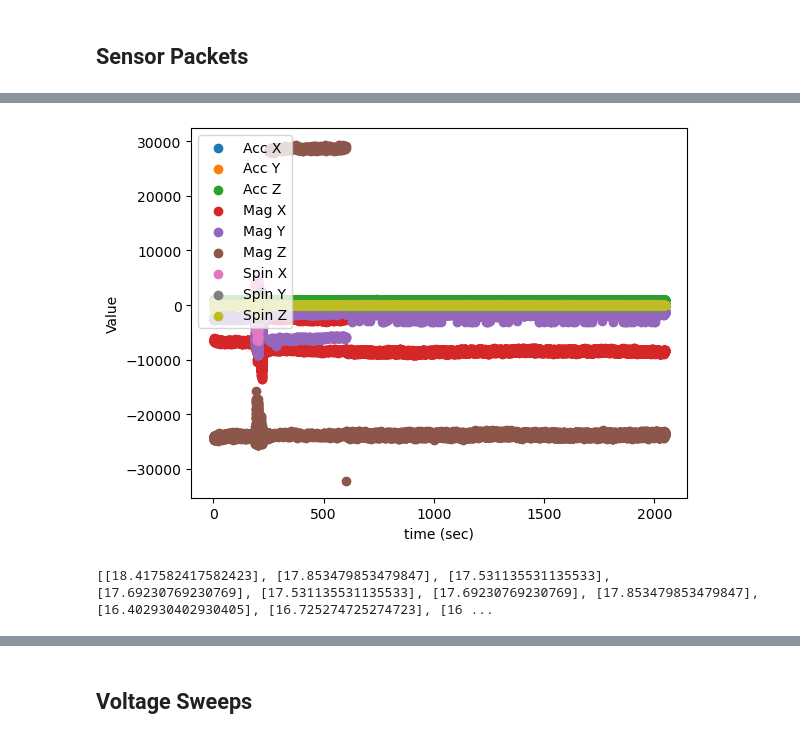
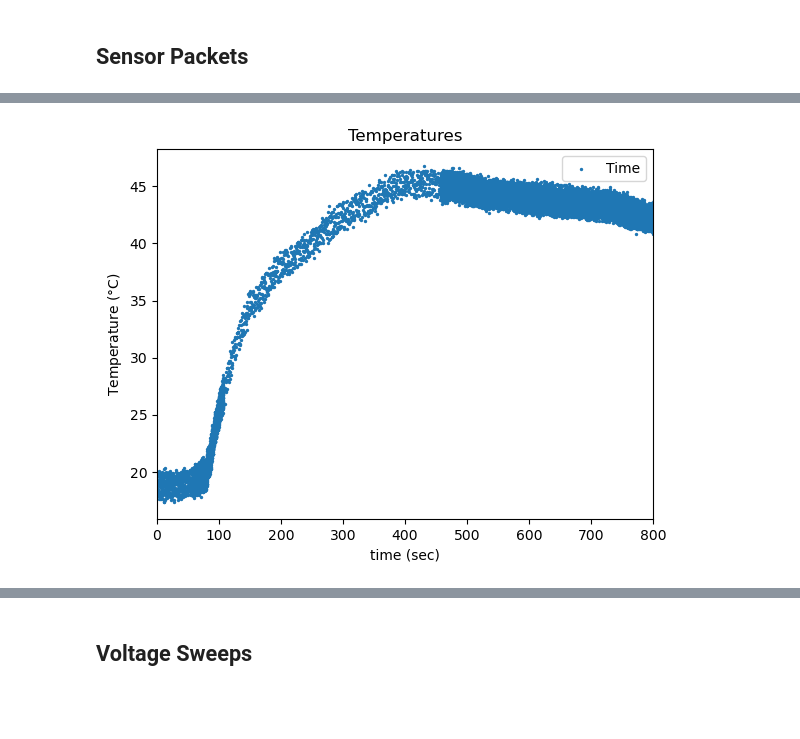
Before and after one commit to jgoodwill1/DAPPEr, a Jupyter notebook: UDIP_4_Analysis.ipynb, the cells around one changed output, grey strips where cells are left out. Drawn from its saved outputs; the diff is of its cells as text; code cells hidden in the pictures; blank space fills up the shorter version.

```diff
--- a/UDIP_4_Analysis.ipynb
+++ b/UDIP_4_Analysis.ipynb
@@ -254,31 +235,22 @@ plt.show()
-# %%
-plt.scatter(time, accRawX, label = "Acc X")
-plt.scatter(time, accRawY, label = "Acc Y")
-plt.scatter(time, accRawZ, label = "Acc Z")
-
-plt.scatter(time, magRawX, label = "Mag X")
-plt.scatter(time, magRawY, label = "Mag Y")
-plt.scatter(time, magRawZ, label = "Mag Z")
-
-plt.scatter(time, spinXRaw, label = "Spin X")
-plt.scatter(time, spinYRaw, label = "Spin Y")
-plt.scatter(time, spinZRaw, label = "Spin Z")
-
-plt.ylabel('Value')
-plt.xlabel('time (sec)')
-plt.legend()
-plt.show()
-# %% [output]
-[figure, removed]
 # %%
 sensor = packets['packets']['Sensor']
 
 temps = []
 
-for i in range (0, len(sensor)):
-    temps.append(sensor[f'{i}']['Temperature'])
+time = []
+
+for i in range (0, 15000):
+    temps.append(sensor[f'{i}']['Temperature'][0])
+
+    time.append(sensor[f'{i}']['Start'] / 1000)
 
 
-print(temps)
+plt.scatter(time, temps, label = 'Time', s=2)
+plt.title('Temperatures')
+plt.ylabel('Temperature ($\degree$C)')
+plt.xlabel('time (sec)')
+plt.xlim(0,800)
+plt.legend()
+plt.show()
 # %% [output]
-[[18.417582417582423], [17.853479853479847], [17.531135531135533], [17.69230769230769], [17.531135531135533], [17.69230769230769], [17.853479853479847], [16.402930402930405], [16.725274725274723], [16 ...
+[figure, added]
```
Also changed, not shown: parts of 14 cells of this notebook, 1 other file.
